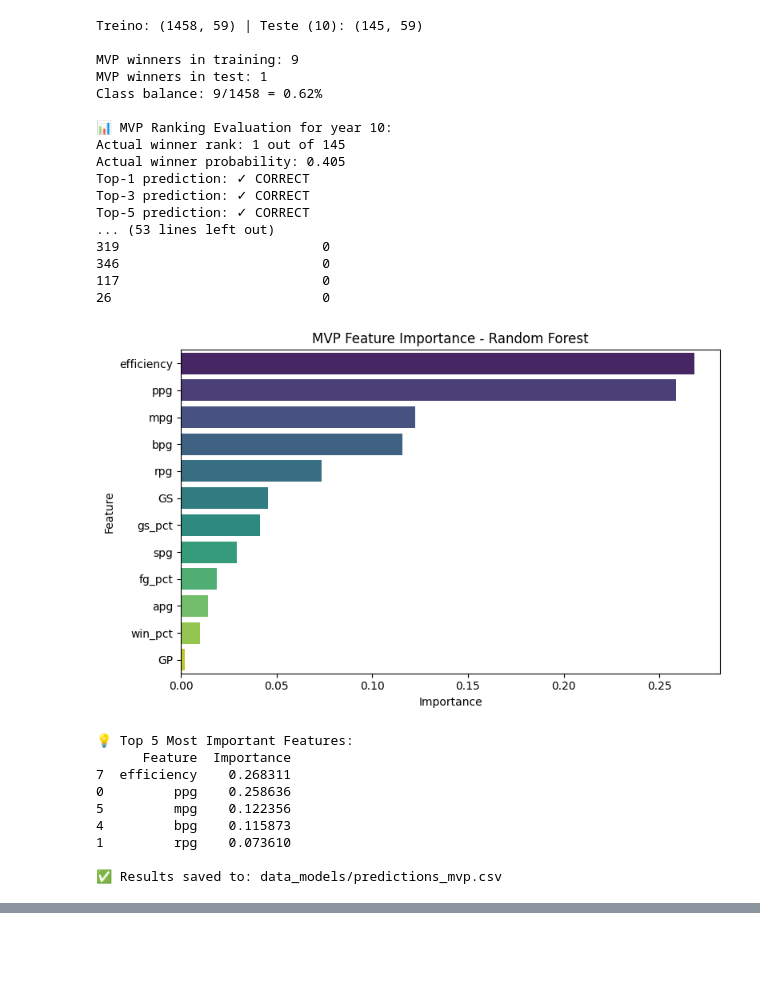
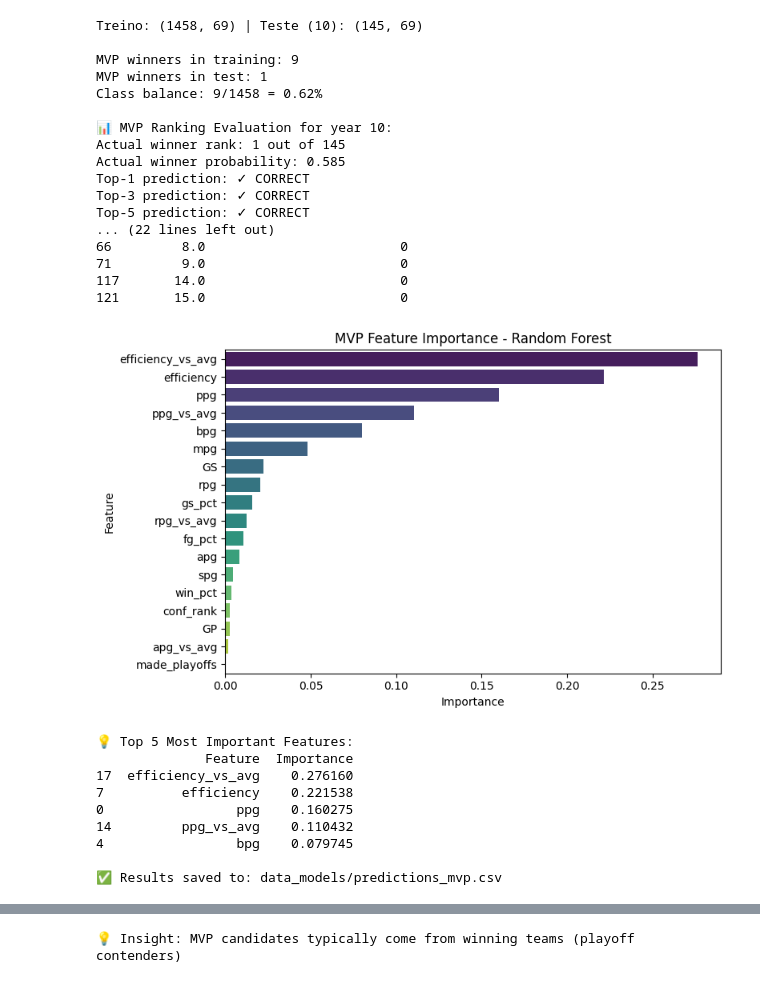
Before and after one commit to torradoov/Data_Mining-WNBA, a Jupyter notebook: 04_c).ipynb, the cells around one changed output, grey strips where cells are left out. Cells and saved outputs as stored; diff of their text form; code cells hidden in the pictures; blank space fills up the shorter version.

```diff
--- a/04_c).ipynb
+++ b/04_c).ipynb
@@ -154,7 +184,9 @@ print(f"Treino: {train_data.shape} | Teste ({target_year}): {test_data.shape}")
 # ===============================================================
 features = [
     'ppg', 'rpg', 'apg', 'spg', 'bpg', 'mpg',
-    'fg_pct', 'efficiency', 'gs_pct', 'win_pct', 'GP', 'GS'
+    'fg_pct', 'efficiency', 'gs_pct', 'win_pct', 'GP', 'GS',
+    'made_playoffs', 'conf_rank',
+    'ppg_vs_avg', 'rpg_vs_avg', 'apg_vs_avg', 'efficiency_vs_avg'
 ]
 target = 'won_most_valuable_player'
 
@@ -203,6 +235,10 @@ if len(actual_winner_id) > 0:
     print(f"Top-1 prediction: {'✓ CORRECT' if winner_rank == 1 else '✗ INCORRECT'}")
     print(f"Top-3 prediction: {'✓ CORRECT' if winner_rank <= 3 else '✗ INCORRECT'}")
     print(f"Top-5 prediction: {'✓ CORRECT' if winner_rank <= 5 else '✗ INCORRECT'}")
+
+    # Mean Reciprocal Rank (standard metric for ranking problems)
+    mrr = 1.0 / winner_rank
+    print(f"Mean Reciprocal Rank: {mrr:.4f}")
 else:
     print("\nNo MVP winner in test set")
 
@@ -212,9 +248,10 @@ else:
 print("\n🏆 Top 10 MVP candidates:")
 top_mvp = test_data[[
     'playerID', 'tmID', 'ppg', 'rpg', 'apg', 'efficiency',
-    'win_pct', 'mvp_proba', 'mvp_rank', 'won_most_valuable_player'
+    'win_pct', 'made_playoffs', 'conf_rank',
+    'mvp_proba', 'mvp_rank', 'won_most_valuable_player'
 ]].sort_values('mvp_proba', ascending=False).head(10)
-print(top_mvp[['playerID', 'tmID', 'ppg', 'rpg', 'apg', 'mvp_proba', 'mvp_rank', 'won_most_valuable_player']])
+print(top_mvp[['playerID', 'tmID', 'ppg', 'win_pct', 'made_playoffs', 'mvp_proba', 'mvp_rank', 'won_most_valuable_player']])
 
 # ===============================================================
 # 8️⃣ Feature Importance
@@ -222,47 +259,69 @@ print(top_mvp[['playerID', 'tmID', 'ppg', 'rpg', 'apg', 'mvp_proba', 'mvp_rank',
 importance = pd.DataFrame({
     'Feature': features,
     'Importance': model_mvp.feature_importances_
 }).sort_values('Importance', ascending=False)
 
 plt.figure(figsize=(8, 5))
 sns.barplot(data=importance, x='Importance', y='Feature', hue='Feature', palette='viridis', legend=False)
 plt.title('MVP Feature Importance - Random Forest')
 plt.tight_layout()
 plt.show()
 
 print("\n💡 Top 5 Most Important Features:")
 print(importance.head())
 
 # ===============================================================
 # 9️⃣ Save predictions
 # ===============================================================
 test_data.to_csv("data_models/predictions_mvp.csv", index=False)
 print("\n✅ Results saved to: data_models/predictions_mvp.csv")
+
+# ===============================================================
+# 🔟 Analysis: Team Success vs MVP Probability
+# ===============================================================
+plt.figure(figsize=(10, 6))
+scatter = plt.scatter(
+    test_data['win_pct'],
+    test_data['mvp_proba'],
+    c=test_data['won_most_valuable_player'],
+    s=test_data['ppg']*10,
+    alpha=0.6,
+    cmap='RdYlGn'
+)
+plt.xlabel('Team Win Percentage')
+plt.ylabel('MVP Probability')
+plt.title('MVP Prediction: Team Success vs Player Performance')
+plt.colorbar(scatter, label='Actual MVP Winner')
+plt.grid(alpha=0.3)
+plt.tight_layout()
+plt.show()
+
+print("\n💡 Insight: MVP candidates typically come from winning teams (playoff contenders)")
 # %% [output]
-Treino: (1458, 59) | Teste (10): (145, 59)
+Treino: (1458, 69) | Teste (10): (145, 69)
 
 MVP winners in training: 9
 MVP winners in test: 1
 Class balance: 9/1458 = 0.62%
 
 📊 MVP Ranking Evaluation for year 10:
 Actual winner rank: 1 out of 145
-Actual winner probability: 0.405
+Actual winner probability: 0.585
 Top-1 prediction: ✓ CORRECT
 Top-3 prediction: ✓ CORRECT
 Top-5 prediction: ✓ CORRECT
-... (53 lines left out)
-319                          0
-346                          0
-117                          0
-26                           0
+... (22 lines left out)
+66         8.0                         0
+71         9.0                         0
+117       14.0                         0
+121       15.0                         0
-[figure, old version]
+[figure, new version]
 💡 Top 5 Most Important Features:
-      Feature  Importance
-7  efficiency    0.268311
-0         ppg    0.258636
-5         mpg    0.122356
-4         bpg    0.115873
-1         rpg    0.073610
+              Feature  Importance
+17  efficiency_vs_avg    0.276160
+7          efficiency    0.221538
+0                 ppg    0.160275
+14         ppg_vs_avg    0.110432
+4                 bpg    0.079745
 
 ✅ Results saved to: data_models/predictions_mvp.csv
@@ -269,3 +329,4 @@ Top-5 prediction: ✓ CORRECT
+💡 Insight: MVP candidates typically come from winning teams (playoff contenders)
 # %%
 # ===============================================================
 # 🛡️ DEFENSIVE PLAYER OF THE YEAR — MODEL & EVALUATION
```
Also changed, not shown: parts of 5 cells of this notebook, 4 other files.
